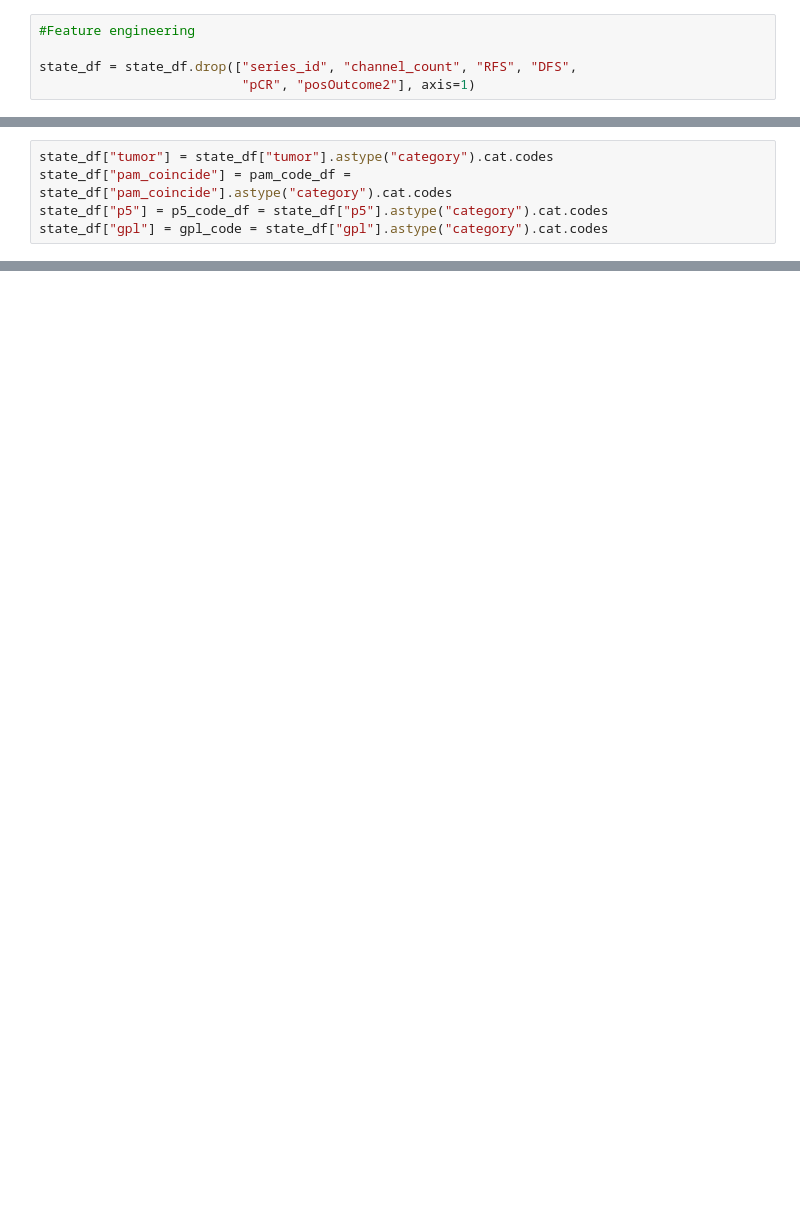
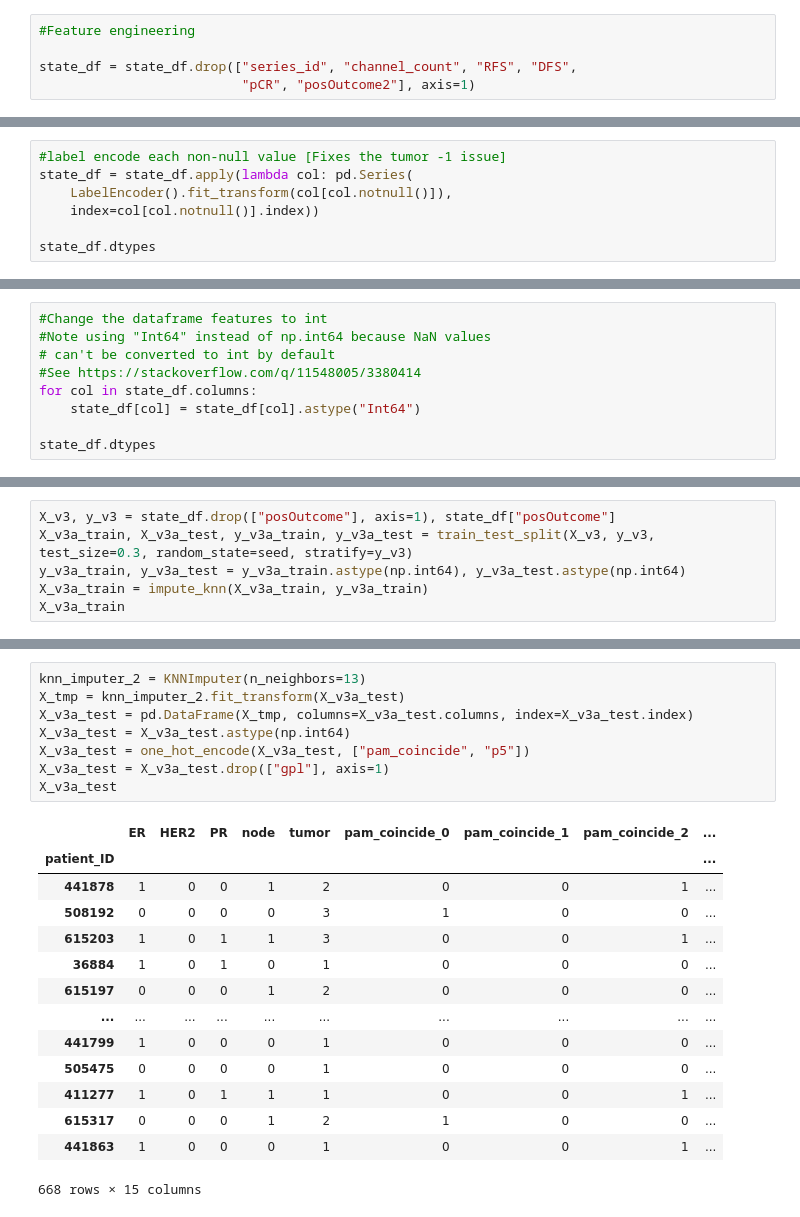
Before and after one commit to Habush/pln-brca-xp, a Jupyter notebook: notebooks/wo_treatment/p2/xgb_brca_state_outcome_v8.ipynb, the cells around one changed output, grey strips where cells are left out. Drawn from its saved outputs; the diff is of its cells as text; blank space fills up the shorter version.

```diff
--- a/notebooks/wo_treatment/p2/xgb_brca_state_outcome_v8.ipynb
+++ b/notebooks/wo_treatment/p2/xgb_brca_state_outcome_v8.ipynb
@@ -294,5 +306,0 @@ state_df = state_df.reset_index(drop=True)
-# %%
-state_df["tumor"] = state_df["tumor"].astype("category").cat.codes
-state_df["pam_coincide"] = pam_code_df = state_df["pam_coincide"].astype("category").cat.codes
-state_df["p5"] = p5_code_df = state_df["p5"].astype("category").cat.codes
-state_df["gpl"] = gpl_code = state_df["gpl"].astype("category").cat.codes
@@ -541,0 +313,7 @@ find_diff(state_df_v2, state_df_v3)
+# %%
+#label encode each non-null value [Fixes the tumor -1 issue]
+state_df = state_df.apply(lambda col: pd.Series(
+    LabelEncoder().fit_transform(col[col.notnull()]),
+    index=col[col.notnull()].index))
+
+state_df.dtypes
@@ -541,0 +331,9 @@ find_diff(state_df_v2, state_df_v3)
+# %%
+#Change the dataframe features to int
+#Note using "Int64" instead of np.int64 because NaN values
+# can't be converted to int by default
+#See https://stackoverflow.com/q/11548005/3380414
+for col in state_df.columns:
+    state_df[col] = state_df[col].astype("Int64")
+
+state_df.dtypes
@@ -541,0 +516,6 @@ find_diff(state_df_v2, state_df_v3)
+# %%
+X_v3, y_v3 = state_df.drop(["posOutcome"], axis=1), state_df["posOutcome"]
+X_v3a_train, X_v3a_test, y_v3a_train, y_v3a_test = train_test_split(X_v3, y_v3, test_size=0.3, random_state=seed, stratify=y_v3)
+y_v3a_train, y_v3a_test = y_v3a_train.astype(np.int64), y_v3a_test.astype(np.int64)
+X_v3a_train = impute_knn(X_v3a_train, y_v3a_train)
+X_v3a_train
@@ -541,0 +559,23 @@ find_diff(state_df_v2, state_df_v3)
+# %%
+knn_imputer_2 = KNNImputer(n_neighbors=13)
+X_tmp = knn_imputer_2.fit_transform(X_v3a_test)
+X_v3a_test = pd.DataFrame(X_tmp, columns=X_v3a_test.columns, index=X_v3a_test.index)
+X_v3a_test = X_v3a_test.astype(np.int64)
+X_v3a_test = one_hot_encode(X_v3a_test, ["pam_coincide", "p5"])
+X_v3a_test = X_v3a_test.drop(["gpl"], axis=1)
+X_v3a_test
+# %% [output]
+|  | ER | HER2 | PR | node | tumor | pam_coincide_0 | pam_coincide_1 | pam_coincide_2 | ... |
+| patient_ID |  |  |  |  |  |  |  |  | ... |
+| 441878 | 1 | 0 | 0 | 1 | 2 | 0 | 0 | 1 | ... |
+| 508192 | 0 | 0 | 0 | 0 | 3 | 1 | 0 | 0 | ... |
+| 615203 | 1 | 0 | 1 | 1 | 3 | 0 | 0 | 1 | ... |
+| 36884 | 1 | 0 | 1 | 0 | 1 | 0 | 0 | 0 | ... |
+| 615197 | 0 | 0 | 0 | 1 | 2 | 0 | 0 | 0 | ... |
+| ... | ... | ... | ... | ... | ... | ... | ... | ... | ... |
+| 441799 | 1 | 0 | 0 | 0 | 1 | 0 | 0 | 0 | ... |
+| 505475 | 0 | 0 | 0 | 0 | 1 | 0 | 0 | 0 | ... |
+| 411277 | 1 | 0 | 1 | 1 | 1 | 0 | 0 | 1 | ... |
+| 615317 | 0 | 0 | 0 | 1 | 2 | 1 | 0 | 0 | ... |
+| 441863 | 1 | 0 | 0 | 0 | 1 | 0 | 0 | 1 | ... |
+668 rows × 15 columns
```
Also changed, not shown: parts of 82 cells of this notebook.
